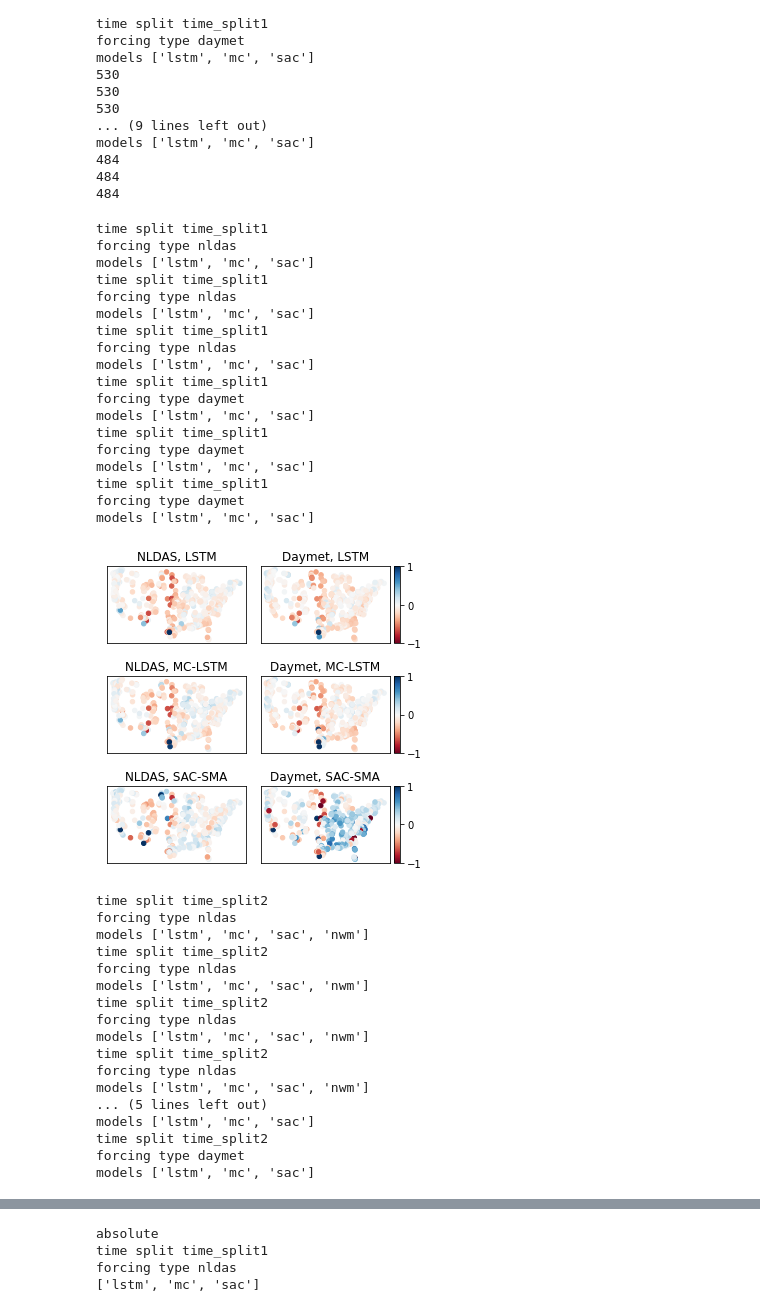
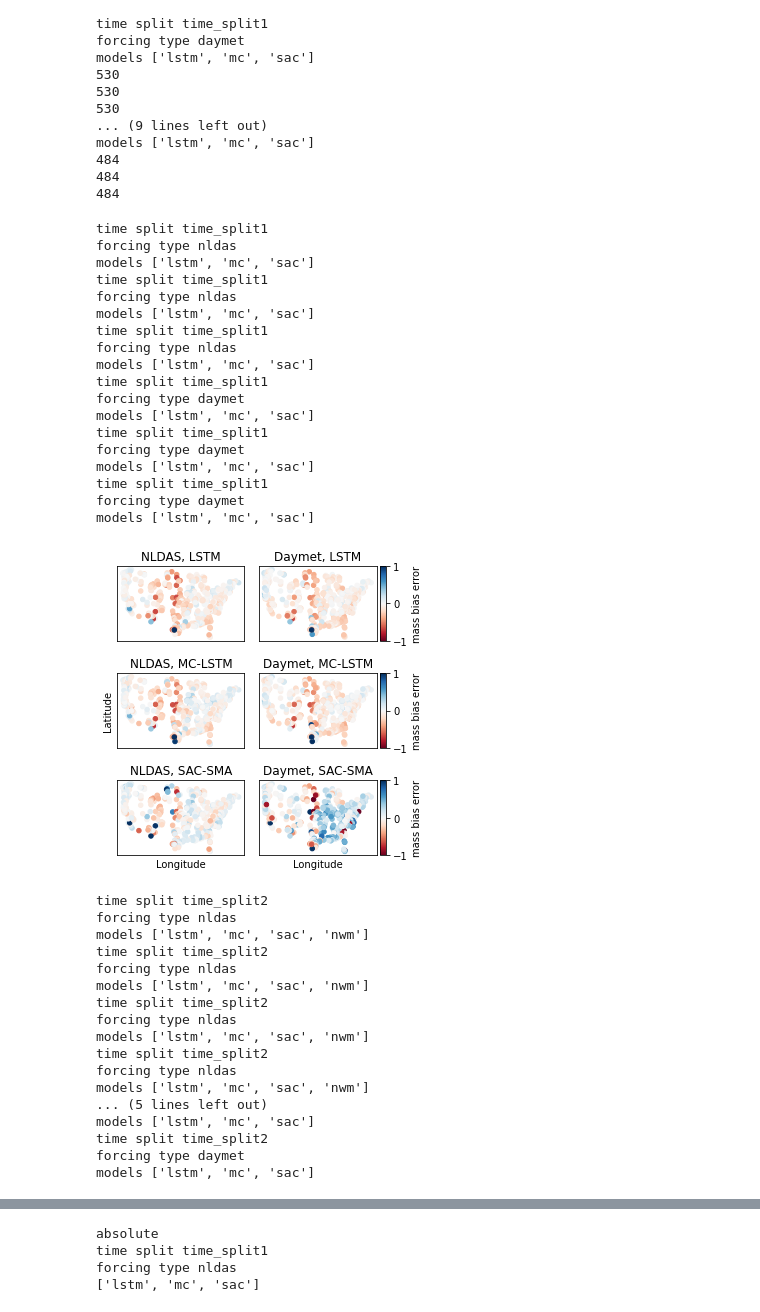
Before and after one commit to jmframe/mclstm_2021_mass_balance, a Jupyter notebook: results/make_figures.ipynb, the cells around one changed output, grey strips where cells are left out. Cells and saved outputs as stored; diff of their text form; code cells hidden in the pictures.

Commit message:
axis labels to maps

```diff
--- a/results/make_figures.ipynb
+++ b/results/make_figures.ipynb
@@ -481,7 +481,11 @@ for tsplt in time_splitz:
                             vmax=1)
             ax.set_title(str(forcingz[forcing_type])+', '+str(labelz[model]))
 
-    #        ax.set_xlabels([])
+            if model=="sac" and tsplt == 'time_split1' or model=="nwm" and tsplt == 'time_split2' :
+                ax.set_xlabel("Longitude")
+            if model=="mc" and forcing_type=="nldas":
+                ax.set_ylabel("Latitude")
+
             ax.set_xticks(ticks=[])
             ax.set_yticks(ticks=[])
 
@@ -492,35 +496,36 @@ for tsplt in time_splitz:
             if plot_here in [2,4,6]:
                 divider = make_axes_locatable(ax)
                 cax = divider.append_axes('right', size='5%', pad=0.05)
-                fig.colorbar(im, cax=cax, orientation='vertical')
+                cbar = fig.colorbar(im, cax=cax, orientation='vertical')
+                cbar.set_label('mass bias error', rotation=90)
 
             plot_here+=1
 
     plt.tight_layout()
     plt.show()
     fig.savefig('../figs/mass_bias_mapzz_{}.eps'.format(tsplt), dpi=600, format="eps")
     fig.savefig('../figs/mass_bias_mapzz_{}.png'.format(tsplt), dpi=600)
     plt.close()
 # %% [output]
 time split time_split1
 forcing type nldas
 models ['lstm', 'mc', 'sac']
 time split time_split1
 forcing type nldas
 models ['lstm', 'mc', 'sac']
 time split time_split1
 forcing type nldas
 models ['lstm', 'mc', 'sac']
 time split time_split1
 forcing type daymet
 models ['lstm', 'mc', 'sac']
 time split time_split1
 forcing type daymet
 models ['lstm', 'mc', 'sac']
 time split time_split1
 forcing type daymet
 models ['lstm', 'mc', 'sac']
-[figure, old version]
+[figure, new version]
 time split time_split2
 forcing type nldas
 models ['lstm', 'mc', 'sac', 'nwm']
```
Also changed, not shown: parts of 1 cell of this notebook, 15 other files.
